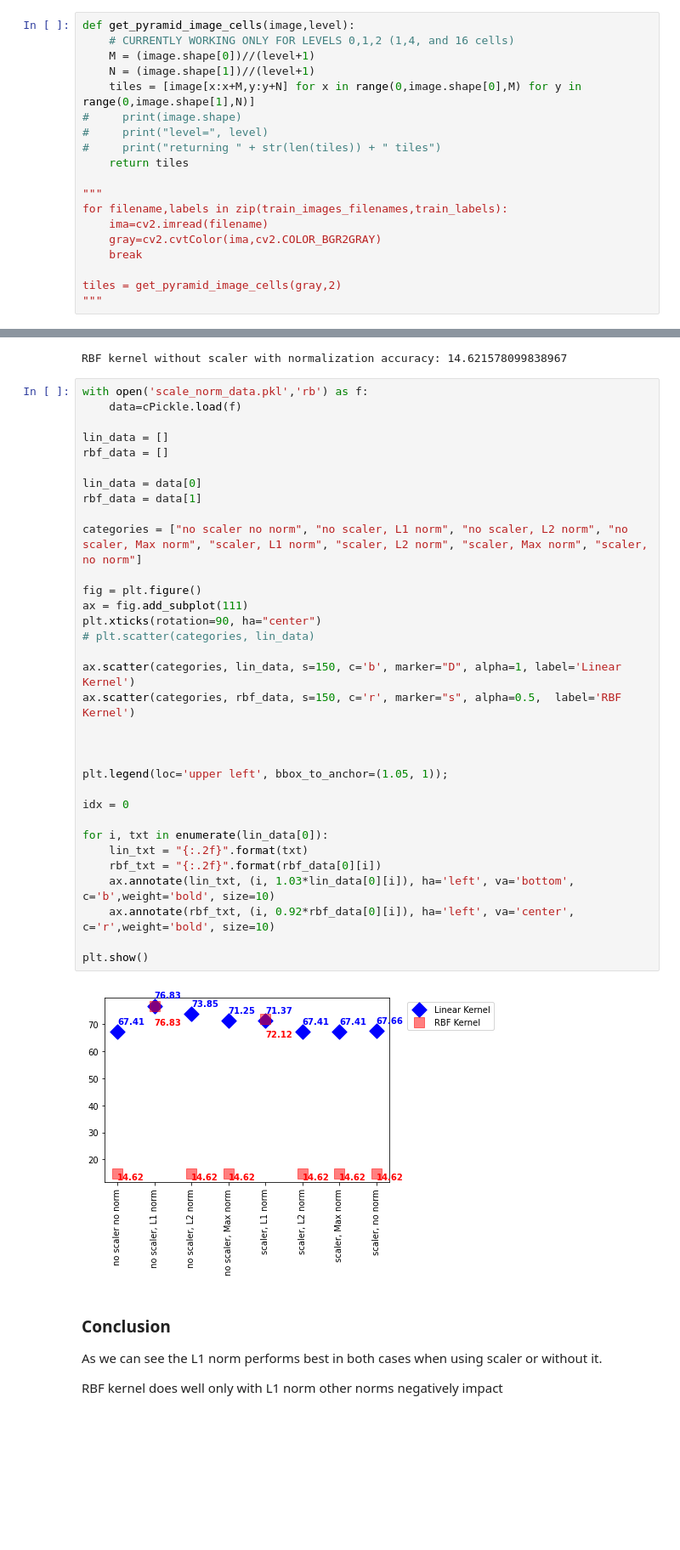
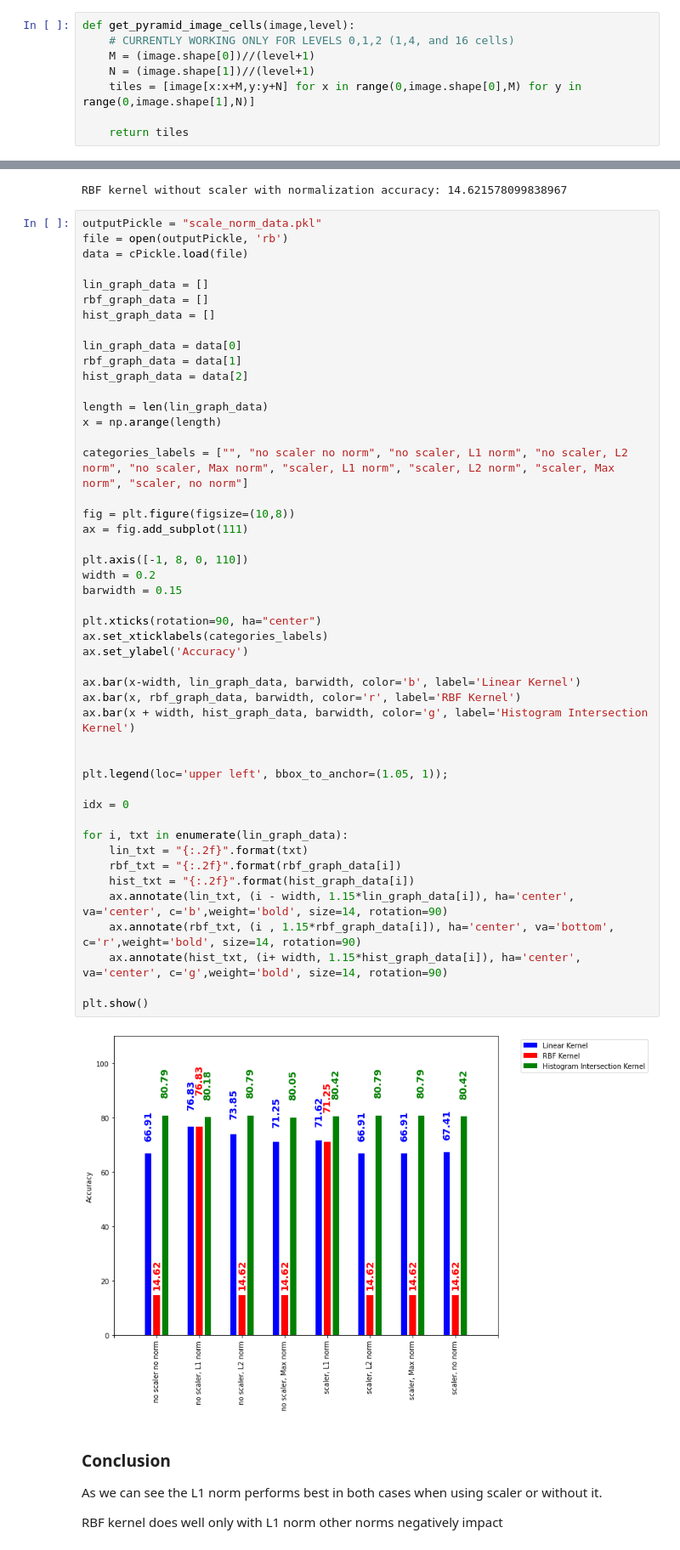
Before and after one commit to StanleyAlbayeros/MCV-M3-MLCV-G02, a Jupyter notebook: M3_Project_week2_G02.ipynb, the cells around one changed output, grey strips where cells are left out. Shown: that part at 85% size. Drawn from its saved outputs; the diff is of its cells as text; blank space fills up the shorter version.

```diff
--- a/M3_Project_week2_G02.ipynb
+++ b/M3_Project_week2_G02.ipynb
@@ -44,16 +46,5 @@ def get_pyramid_image_cells(image,level):
     M = (image.shape[0])//(level+1)
     N = (image.shape[1])//(level+1)
     tiles = [image[x:x+M,y:y+N] for x in range(0,image.shape[0],M) for y in range(0,image.shape[1],N)]
-#     print(image.shape)
-#     print("level=", level)
-#     print("returning " + str(len(tiles)) + " tiles")
+
     return tiles
-
-"""
-for filename,labels in zip(train_images_filenames,train_labels):
-    ima=cv2.imread(filename)
-    gray=cv2.cvtColor(ima,cv2.COLOR_BGR2GRAY)
-    break
-
-tiles = get_pyramid_image_cells(gray,2)
-"""
@@ -578,40 +534,54 @@ print("RBF kernel without scaler with normalization accuracy: {}".format(rbf_acc
 # %% [output]
 RBF kernel without scaler with normalization accuracy: 14.621578099838967
 # %%
-with open('scale_norm_data.pkl','rb') as f:
-    data=cPickle.load(f)
+outputPickle = "scale_norm_data.pkl"
+file = open(outputPickle, 'rb')
+data = cPickle.load(file)
 
-lin_data = []
-rbf_data = []
+lin_graph_data = []
+rbf_graph_data = []
+hist_graph_data = []
 
-lin_data = data[0]
-rbf_data = data[1]
+lin_graph_data = data[0]
+rbf_graph_data = data[1]
+hist_graph_data = data[2]
 
-categories = ["no scaler no norm", "no scaler, L1 norm", "no scaler, L2 norm", "no scaler, Max norm", "scaler, L1 norm", "scaler, L2 norm", "scaler, Max norm", "scaler, no norm"]
+length = len(lin_graph_data)
+x = np.arange(length)
 
-fig = plt.figure()
+categories_labels = ["", "no scaler no norm", "no scaler, L1 norm", "no scaler, L2 norm", "no scaler, Max norm", "scaler, L1 norm", "scaler, L2 norm", "scaler, Max norm", "scaler, no norm"]
+
+fig = plt.figure(figsize=(10,8))
 ax = fig.add_subplot(111)
+
+plt.axis([-1, 8, 0, 110])
+width = 0.2
+barwidth = 0.15
+
 plt.xticks(rotation=90, ha="center")
-# plt.scatter(categories, lin_data)
+ax.set_xticklabels(categories_labels)
+ax.set_ylabel('Accuracy')
 
-ax.scatter(categories, lin_data, s=150, c='b', marker="D", alpha=1, label='Linear Kernel')
-ax.scatter(categories, rbf_data, s=150, c='r', marker="s", alpha=0.5,  label='RBF Kernel')
-
+ax.bar(x-width, lin_graph_data, barwidth, color='b', label='Linear Kernel')
+ax.bar(x, rbf_graph_data, barwidth, color='r', label='RBF Kernel')
+ax.bar(x + width, hist_graph_data, barwidth, color='g', label='Histogram Intersection Kernel')
 
 
 plt.legend(loc='upper left', bbox_to_anchor=(1.05, 1));
 
 idx = 0
 
-for i, txt in enumerate(lin_data[0]):
+for i, txt in enumerate(lin_graph_data):
     lin_txt = "{:.2f}".format(txt)
-    rbf_txt = "{:.2f}".format(rbf_data[0][i])
-    ax.annotate(lin_txt, (i, 1.03*lin_data[0][i]), ha='left', va='bottom', c='b',weight='bold', size=10)
-    ax.annotate(rbf_txt, (i, 0.92*rbf_data[0][i]), ha='left', va='center', c='r',weight='bold', size=10)
+    rbf_txt = "{:.2f}".format(rbf_graph_data[i])
+    hist_txt = "{:.2f}".format(hist_graph_data[i])
+    ax.annotate(lin_txt, (i - width, 1.15*lin_graph_data[i]), ha='center', va='center', c='b',weight='bold', size=14, rotation=90)
+    ax.annotate(rbf_txt, (i , 1.15*rbf_graph_data[i]), ha='center', va='bottom', c='r',weight='bold', size=14, rotation=90)
+    ax.annotate(hist_txt, (i+ width, 1.15*hist_graph_data[i]), ha='center', va='center', c='g',weight='bold', size=14, rotation=90)
 
 plt.show()
 # %% [output]
-[figure, old version]
+[figure, new version]
 # %% [markdown]
 ### Conclusion
 
```
Also changed, not shown: parts of 33 cells of this notebook.
